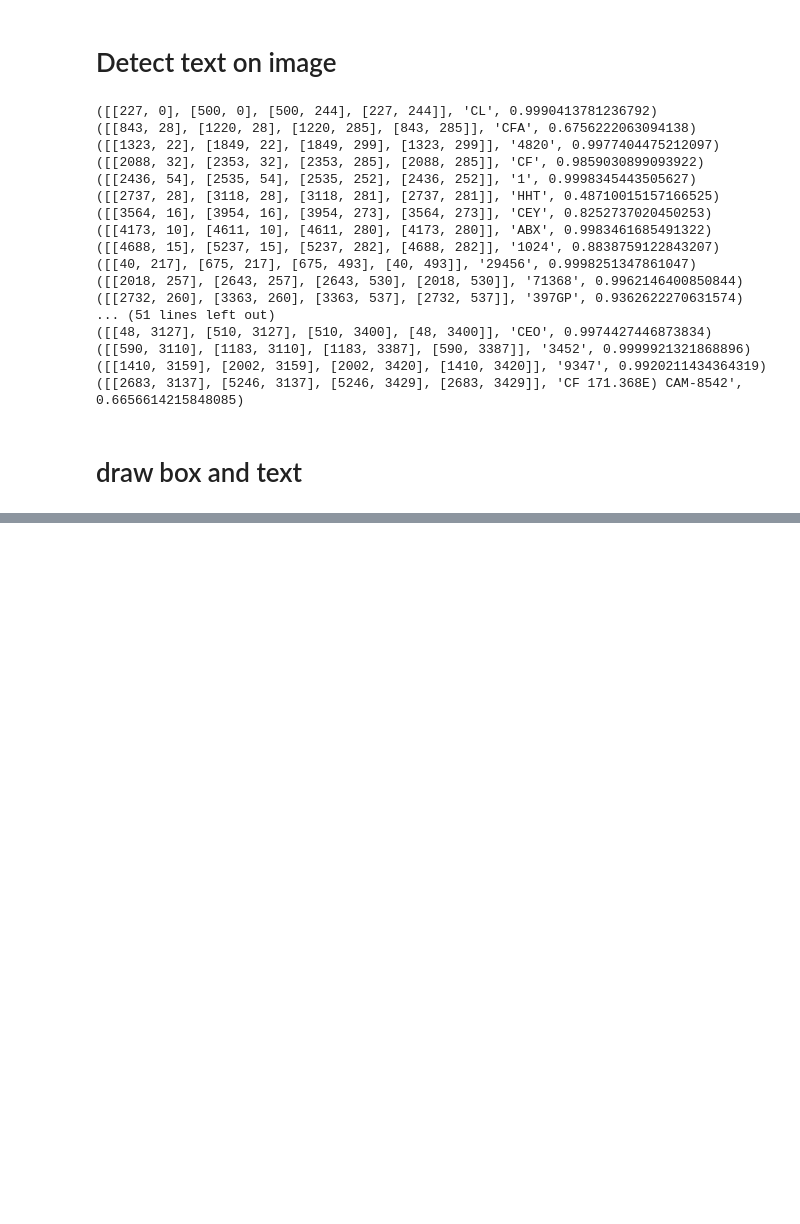
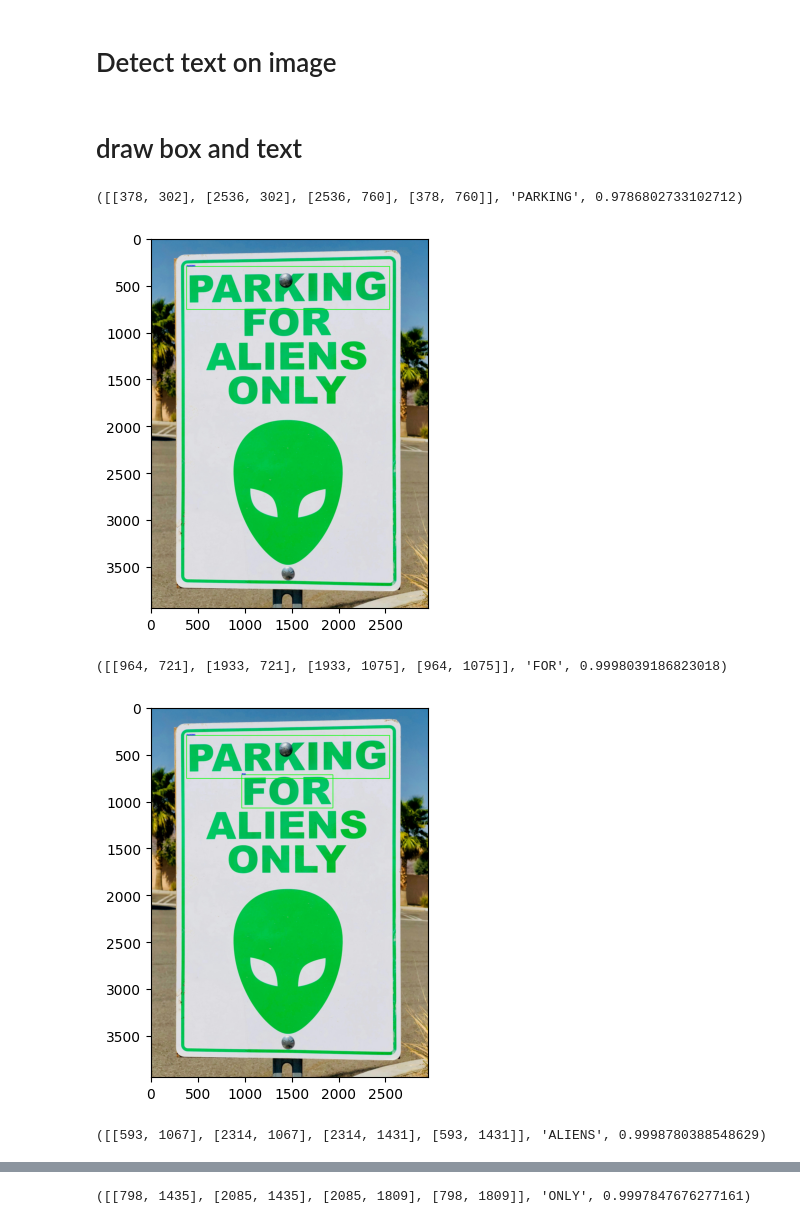
Before and after one commit to themaxempire23/Tribute_To_-ERDA_DeepLearning, a Jupyter notebook: EasyOcr.ipynb, the cells around one changed output, grey strips where cells are left out. Saved outputs shown, nothing was run; the diff lists cells and outputs as text; code cells hidden in the pictures; blank space fills up the shorter version.

```diff
--- a/EasyOcr.ipynb
+++ b/EasyOcr.ipynb
@@ -65,7 +65,7 @@ dataset_path = '/content/drive/My Drive/data'
 # %% [markdown]
 # Read Image
 # %%
-image_path = '/content/drive/My Drive/data/image1.jpg'
+image_path = '/content/drive/My Drive/data/image15.jpg'
 # %%
 img = cv2.imread(image_path)
 # %% [markdown]
@@ -77,28 +77,27 @@ reader = easyocr.Reader(['en'], gpu=False)
 WARNING:easyocr.easyocr:Using CPU. Note: This module is much faster with a GPU.
 # %% [markdown]
 # Detect text on image
-# %%
-text = reader.readtext(img)
-
-for t in text: #making the output clean
-  print(t)
-# %% [output]
-([[227, 0], [500, 0], [500, 244], [227, 244]], 'CL', 0.9990413781236792)
-([[843, 28], [1220, 28], [1220, 285], [843, 285]], 'CFA', 0.6756222063094138)
-([[1323, 22], [1849, 22], [1849, 299], [1323, 299]], '4820', 0.9977404475212097)
-([[2088, 32], [2353, 32], [2353, 285], [2088, 285]], 'CF', 0.9859030899093922)
-([[2436, 54], [2535, 54], [2535, 252], [2436, 252]], '1', 0.9998345443505627)
-([[2737, 28], [3118, 28], [3118, 281], [2737, 281]], 'HHT', 0.48710015157166525)
-([[3564, 16], [3954, 16], [3954, 273], [3564, 273]], 'CEY', 0.8252737020450253)
-([[4173, 10], [4611, 10], [4611, 280], [4173, 280]], 'ABX', 0.9983461685491322)
-([[4688, 15], [5237, 15], [5237, 282], [4688, 282]], '1024', 0.8838759122843207)
-([[40, 217], [675, 217], [675, 493], [40, 493]], '29456', 0.9998251347861047)
-([[2018, 257], [2643, 257], [2643, 530], [2018, 530]], '71368', 0.9962146400850844)
-([[2732, 260], [3363, 260], [3363, 537], [2732, 537]], '397GP', 0.9362622270631574)
-... (51 lines left out)
-([[48, 3127], [510, 3127], [510, 3400], [48, 3400]], 'CEO', 0.9974427446873834)
-([[590, 3110], [1183, 3110], [1183, 3387], [590, 3387]], '3452', 0.9999921321868896)
-([[1410, 3159], [2002, 3159], [2002, 3420], [1410, 3420]], '9347', 0.9920211434364319)
-([[2683, 3137], [5246, 3137], [5246, 3429], [2683, 3429]], 'CF 171.368E) CAM-8542', 0.6656614215848085)
+# %%
+text_ = reader.readtext(img)
+# %%
+threshold = 0.25
 # %% [markdown]
 # draw box and text
+# %%
+for t in text_: #making the output clean
+  print(t)
+
+  bbox, text, score = t
+
+  if score > threshold:
+     cv2.rectangle(img, bbox[0], bbox[2], (0, 255, 0), 5)
+     cv2.putText(img, text, bbox[0], cv2.FONT_HERSHEY_COMPLEX, 0.65, (255, 0, 0), 2)
+
+  plt.imshow(cv2.cvtColor(img, cv2.COLOR_BGR2RGB))
+  plt.show()
+# %% [output]
+([[378, 302], [2536, 302], [2536, 760], [378, 760]], 'PARKING', 0.9786802733102712)
+[figure, added]
+([[964, 721], [1933, 721], [1933, 1075], [964, 1075]], 'FOR', 0.9998039186823018)
+[figure, added]
+([[593, 1067], [2314, 1067], [2314, 1431], [593, 1431]], 'ALIENS', 0.9998780388548629)
@@ -104,0 +105 @@ for t in text: #making the output clean
+([[798, 1435], [2085, 1435], [2085, 1809], [798, 1809]], 'ONLY', 0.9997847676277161)
```
Also changed, not shown: parts of 1 cell of this notebook.
